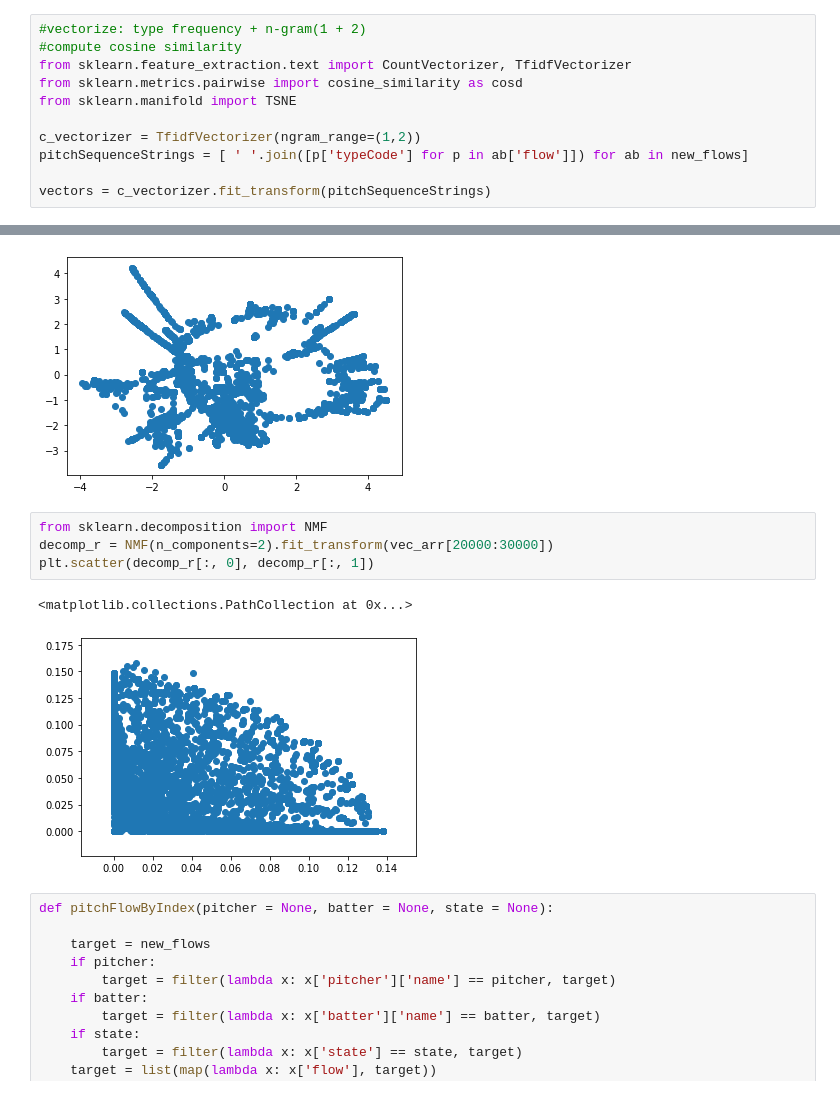
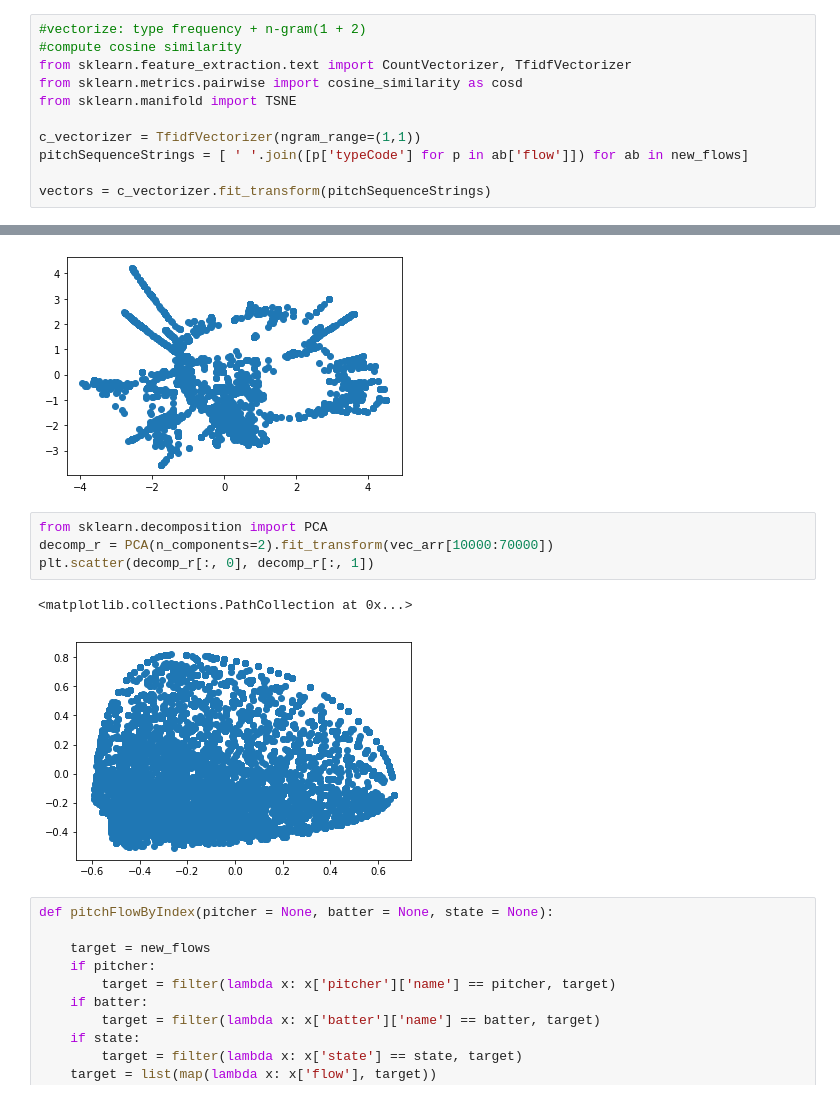
Before and after one commit to rootsofworld/mlb-pitcher-sequence, a Jupyter notebook: pitch_analysis.ipynb, the cells around one changed output, grey strips where cells are left out. Cells and saved outputs as stored; diff of their text form.

```diff
--- a/pitch_analysis.ipynb
+++ b/pitch_analysis.ipynb
@@ -316,7 +316,7 @@ from sklearn.feature_extraction.text import CountVectorizer, TfidfVectorizer
 from sklearn.metrics.pairwise import cosine_similarity as cosd
 from sklearn.manifold import TSNE
 
-c_vectorizer = TfidfVectorizer(ngram_range=(1,2))
+c_vectorizer = TfidfVectorizer(ngram_range=(1,1))
 pitchSequenceStrings = [ ' '.join([p['typeCode'] for p in ab['flow']]) for ab in new_flows]
 
 vectors = c_vectorizer.fit_transform(pitchSequenceStrings)
@@ -362,12 +392,12 @@ plt.scatter(isomap_embd[:, 0], isomap_embd[:, 1])
 <matplotlib.collections.PathCollection at 0x...>
 [figure]
 # %%
-from sklearn.decomposition import NMF
-decomp_r = NMF(n_components=2).fit_transform(vec_arr[20000:30000])
+from sklearn.decomposition import PCA
+decomp_r = PCA(n_components=2).fit_transform(vec_arr[10000:70000])
 plt.scatter(decomp_r[:, 0], decomp_r[:, 1])
 # %% [output]
 <matplotlib.collections.PathCollection at 0x...>
-[figure, old version]
+[figure, new version]
 # %%
 def pitchFlowByIndex(pitcher = None, batter = None, state = None):
 
```
Also changed, not shown: parts of 8 cells of this notebook, 2 other files.
